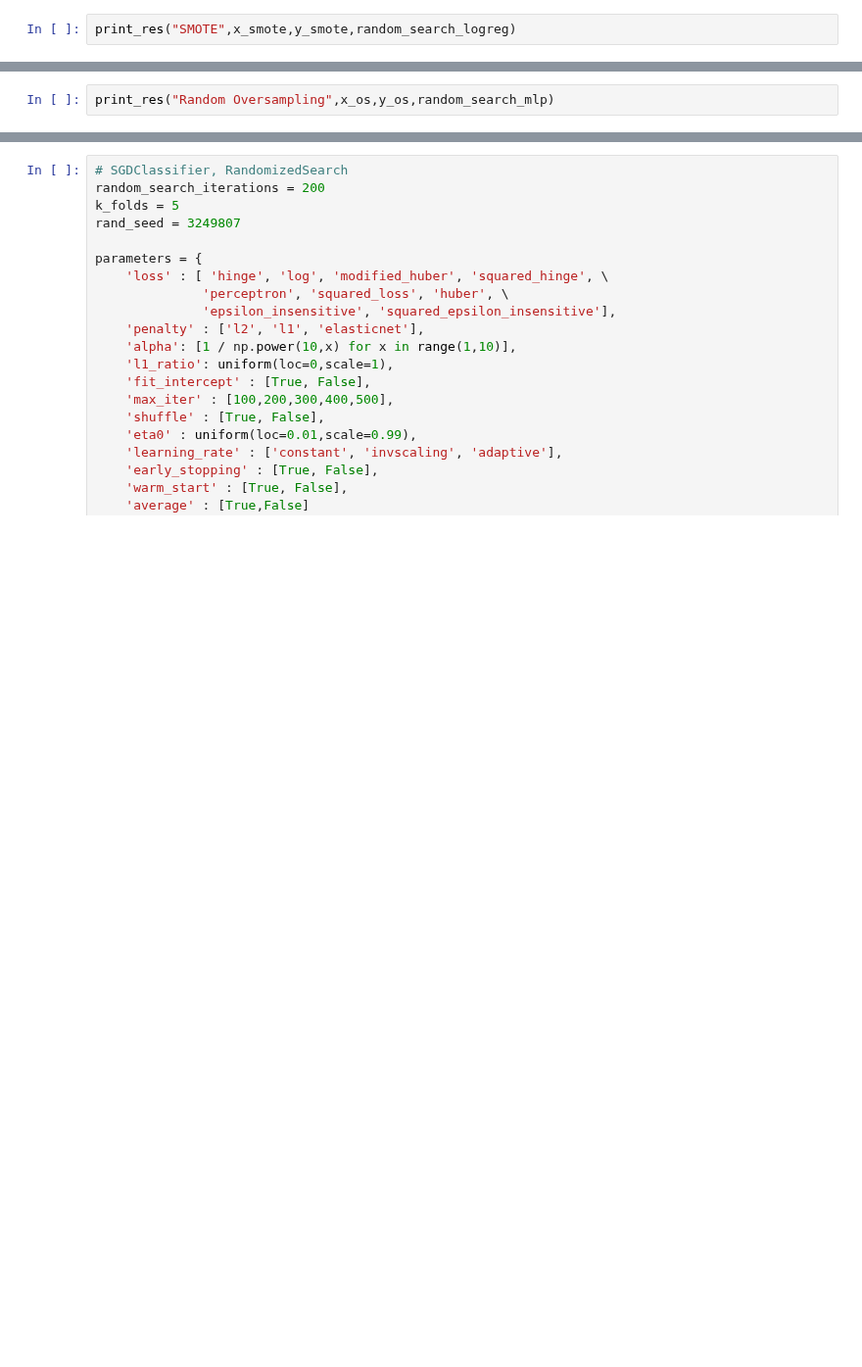
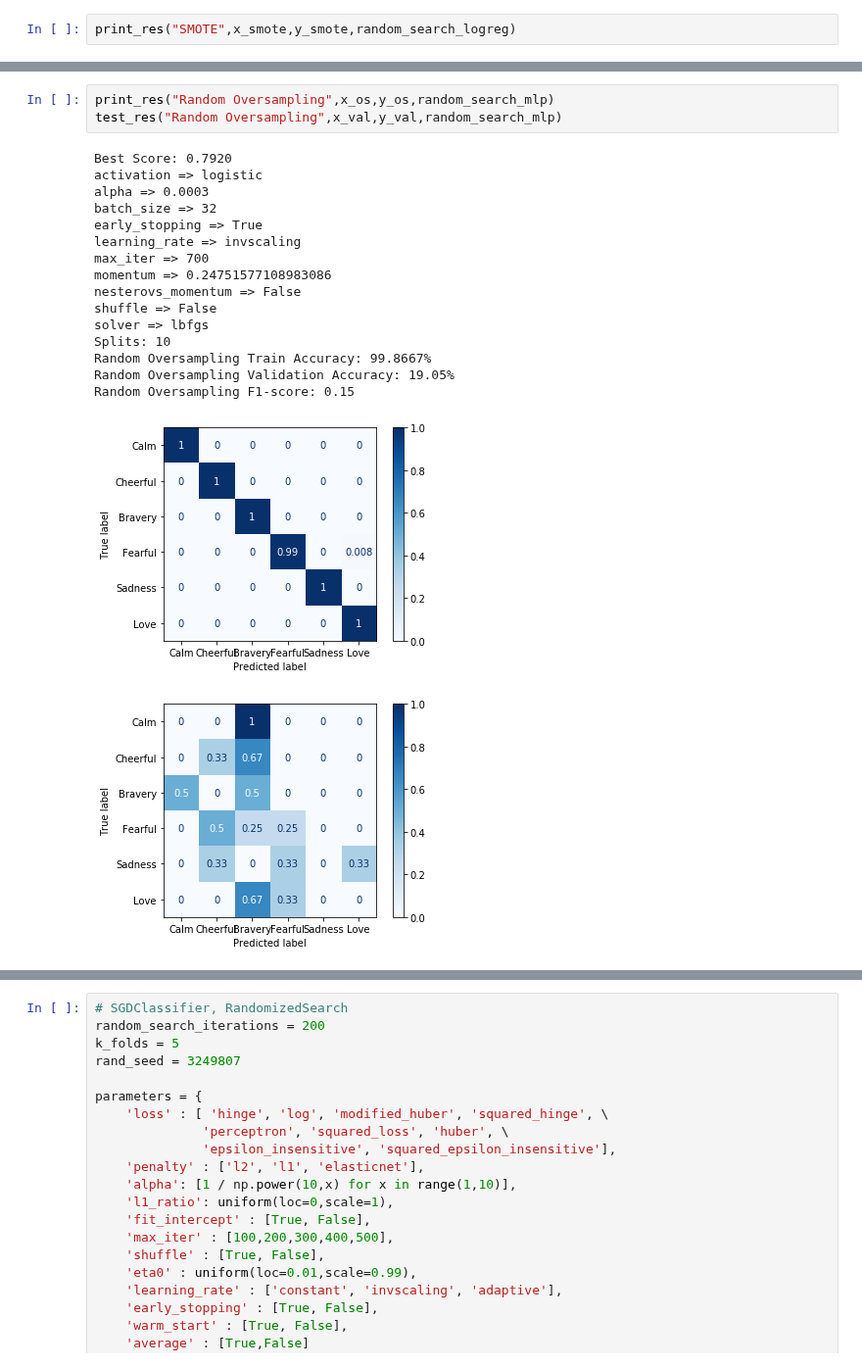
Before and after one commit to gracielnunciob/XLB48, a Jupyter notebook: Notebooks/Training/Logistic Regression Hyperparameter Search.ipynb, the cells around one changed output, grey strips where cells are left out. Shown at 98% size. Saved outputs shown, nothing was run; the diff lists cells and outputs as text; blank space fills up the shorter version.

```diff
--- a/Notebooks/Training/Logistic Regression Hyperparameter Search.ipynb
+++ b/Notebooks/Training/Logistic Regression Hyperparameter Search.ipynb
@@ -96,4 +149,23 @@ print_res("Vanilla",x_train,y_train,random_search_mlp)
 # %%
 print_res("Random Oversampling",x_os,y_os,random_search_mlp)
+test_res("Random Oversampling",x_val,y_val,random_search_mlp)
+# %% [output]
+Best Score: 0.7920
+activation => logistic
+alpha => 0.0003
+batch_size => 32
+early_stopping => True
+learning_rate => invscaling
+max_iter => 700
+momentum => 0.24751577108983086
+nesterovs_momentum => False
+shuffle => False
+solver => lbfgs
+Splits: 10
+Random Oversampling Train Accuracy: 99.8667%
+Random Oversampling Validation Accuracy: 19.05%
+Random Oversampling F1-score: 0.15
+[figure, added]
+[figure, added]
 # %%
 print_res("SMOTE",x_smote,y_smote,random_search_mlp)
```
Also changed, not shown: parts of 15 cells of this notebook, 2 other files.
